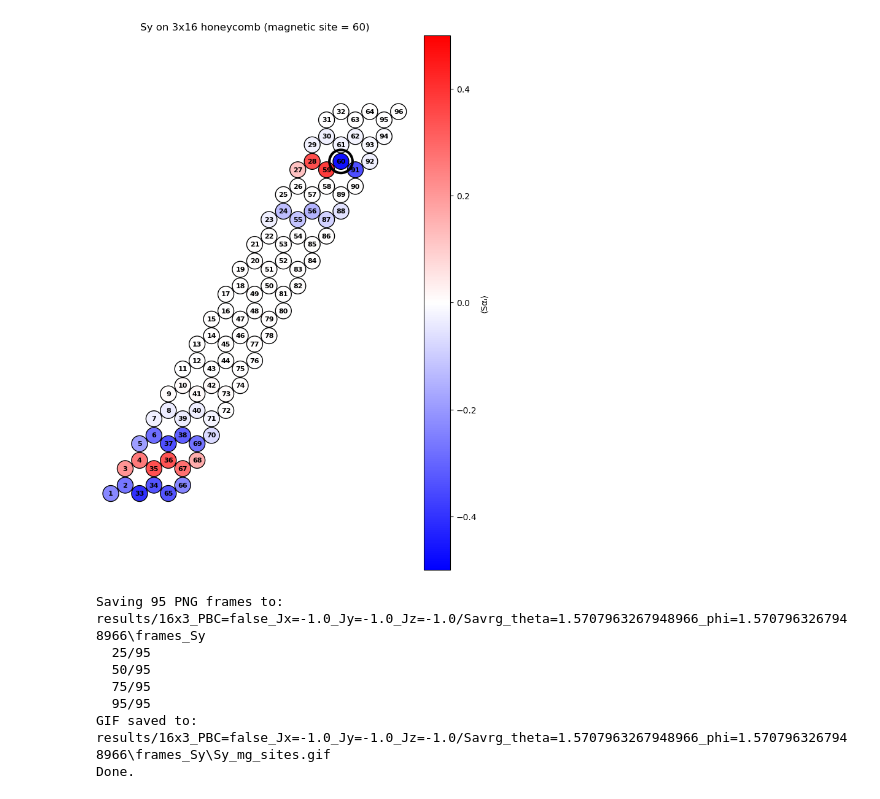
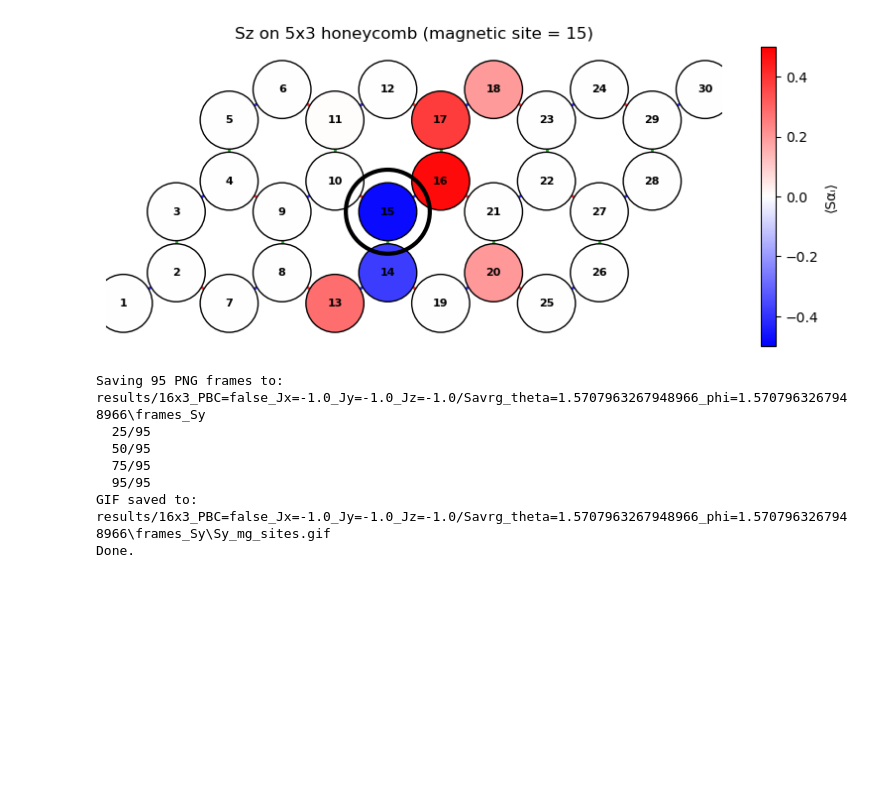
Before and after one commit to marcinszlap/KitaevHoneycomb, a Jupyter notebook: wykresy.ipynb, the cells around one changed output. Drawn from its saved outputs; the diff is of its cells as text; code cells hidden in the pictures; blank space fills up the shorter version.

Commit message:
new geometry of the system, new results, and some changes in the plotting notebook and the script for averaging spin components.

```diff
--- a/wykresy.ipynb
+++ b/wykresy.ipynb
@@ -181,19 +181,19 @@ def plot_lattice_values(Nx, Ny, bonds, pos, values,
         ax.set_title(f"{title}{extra}")
 
 # ====== run ======
-Nx, Ny = 3, 16
+Nx, Ny = 5, 3
 secondspin = False
 fixed_pos = 2
-component = "Sy"
-mg_site = 60
+component = "Sz"
+mg_site = 15
 yperiodic = "false"
 
 Jx = -1.0
 Jy = -1.0
 Jz = -1.0
 
-theta = np.pi / 2
-phi = np.pi / 2
+theta = 0.0
+phi = 0.0
 
 if secondspin:
     filename = f"{component}_2spins_fixed{fixed_pos}"
@@ -212,34 +212,34 @@ if Nx > Ny:
 else:
     safety = 0.85
 
 xmin, ymin = pos.min(axis=0)
 xmax, ymax = pos.max(axis=0)
 
 width = xmax - xmin
 height = ymax - ymin
 aspect = width / height
 
 base = 9  # controlling global size scale
 
 if aspect > 1:  # wide lattice
     fig_w = base
     fig_h = base / aspect
 else:           # tall lattice
     fig_h = base
     fig_w = base * aspect
 
 plt.figure(figsize=(fig_w, fig_h), constrained_layout=True)
 plot_lattice_values(
     Nx, Ny, bonds, pos, vals,
     mg_sites=mg_sites, mg_site=mg_site,
     fixed_pos=fixed_pos, secondspin=secondspin,
     title=f"{component} on {Nx}x{Ny} honeycomb",
     safety=safety,         # smaller = more spacing
     show_labels="auto"   # disables labels automatically for big N
 )
 plt.show()
 # %% [output]
-[figure, old version]
+[figure, new version]
 # %%
 import os
 import numpy as np
```
Also changed, not shown: parts of 2 cells of this notebook, 35 other files.
